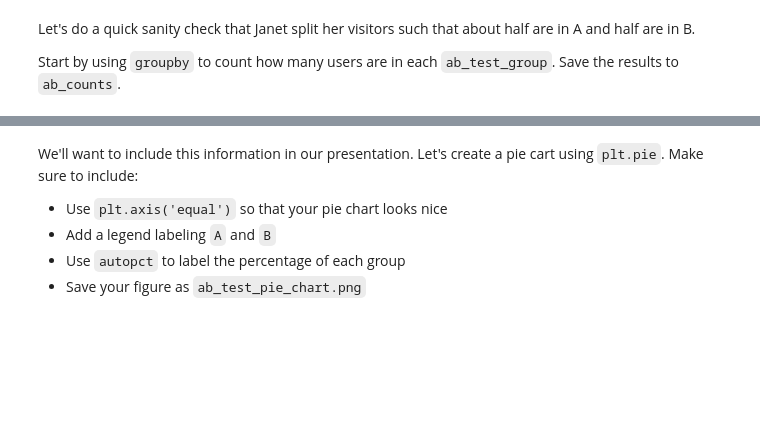
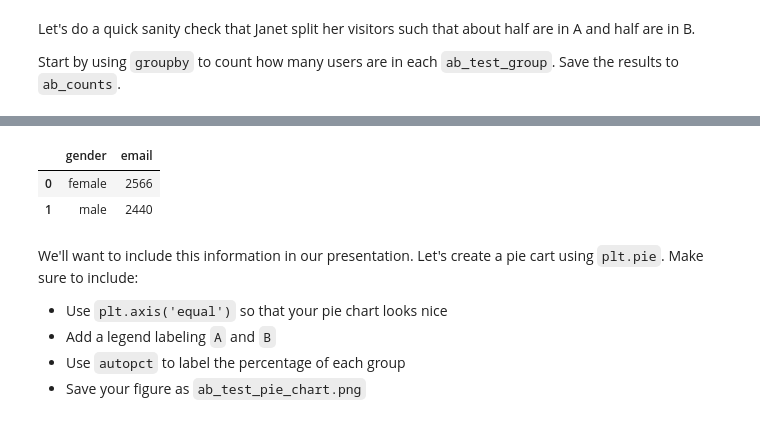
Before and after one commit to carmelhm/musclehub, a Jupyter notebook: input/musclehub.ipynb, the cells around one changed output, grey strips where cells are left out. Drawn from its saved outputs; the diff is of its cells as text; code cells hidden in the pictures; blank space fills up the shorter version.

```diff
--- a/input/musclehub.ipynb
+++ b/input/musclehub.ipynb
@@ -165,5 +165,12 @@ ab_counts
 | 0 | A | 2509 |
 | 1 | B | 2497 |
+# %%
+gender_counts = df.groupby('gender').email.count().reset_index()
+gender_counts
+# %% [output]
+|  | gender | email |
+| 0 | female | 2566 |
+| 1 | male | 2440 |
 # %% [markdown]
 We'll want to include this information in our presentation.  Let's create a pie cart using `plt.pie`.  Make sure to include:
 - Use `plt.axis('equal')` so that your pie chart looks nice
```
Also changed, not shown: parts of 9 cells of this notebook, 1 other file.
